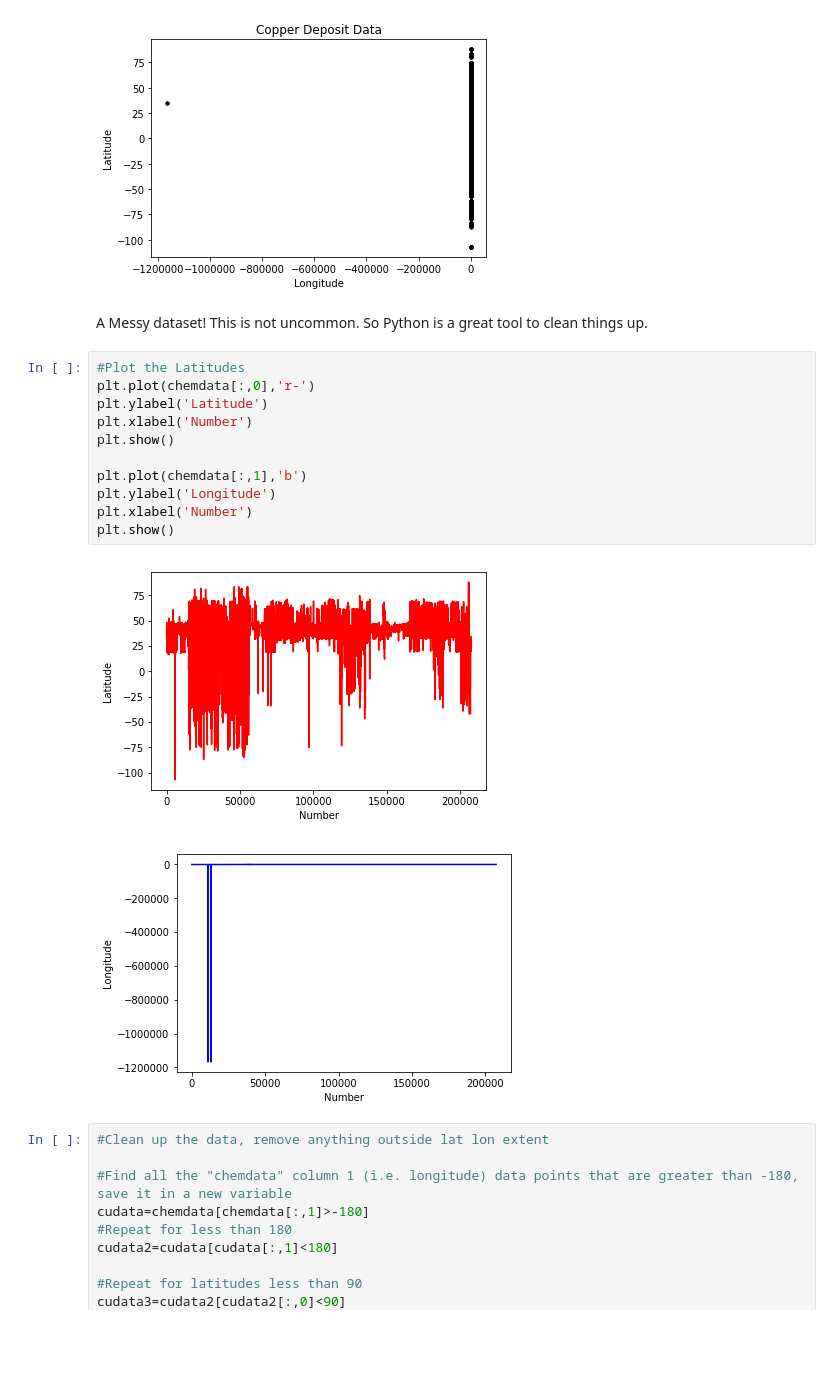
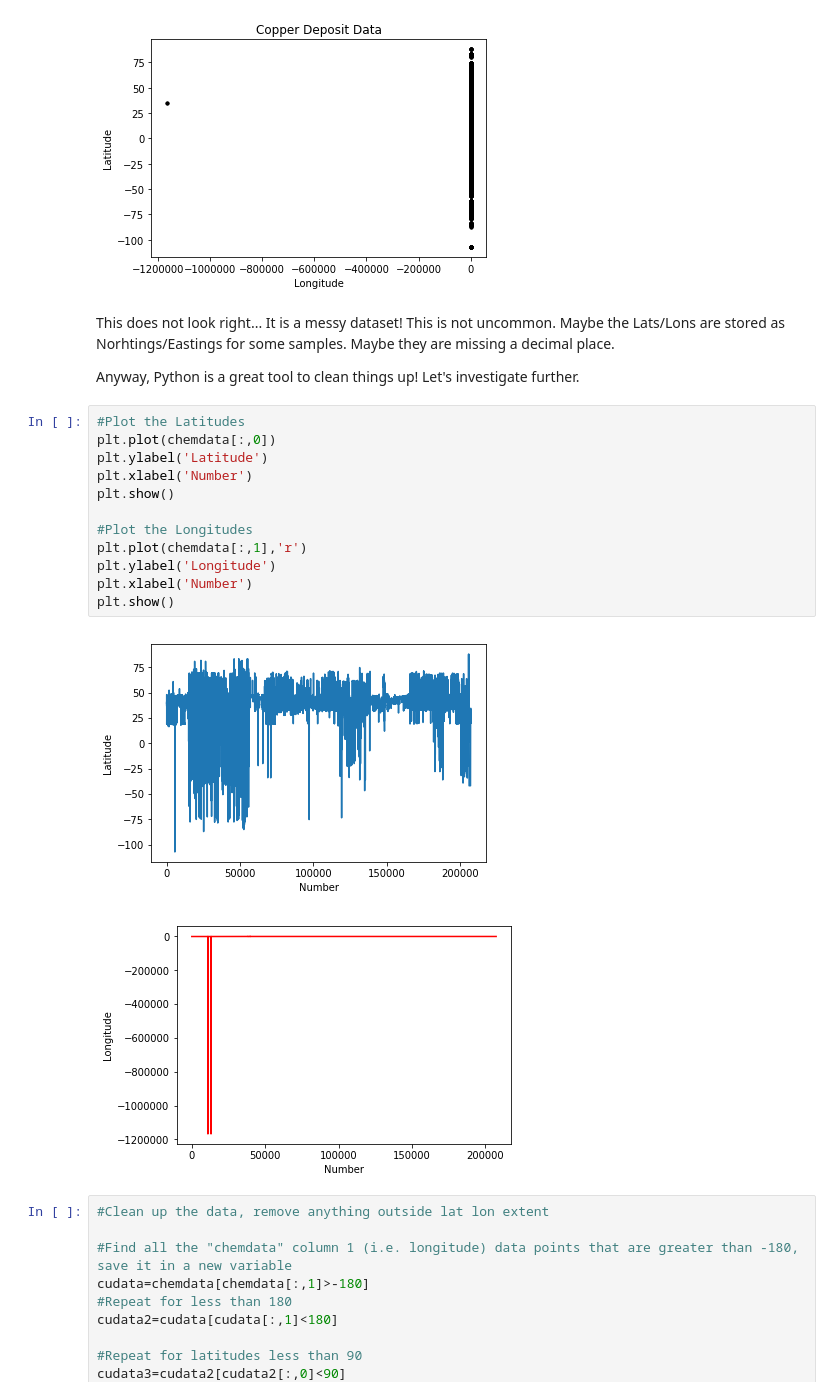
Before and after one commit to natbutter/AGCC_pyforgeo, a Jupyter notebook: examples/Intro_Python_Geo.ipynb, the cells around one changed output. Cells and saved outputs as stored; diff of their text form; blank space fills up the shorter version.

```diff
--- a/examples/Intro_Python_Geo.ipynb
+++ b/examples/Intro_Python_Geo.ipynb
@@ -117,22 +141,27 @@ plt.xlabel('Longitude')
 plt.show()
 # %% [output]
 [figure]
-# %% [markdown]
-A Messy dataset! This is not uncommon. So Python is a great tool to clean things up.
+# %% [markdown]
+This does not look right... It is a messy dataset! This is not uncommon.
+Maybe the Lats/Lons are stored as Norhtings/Eastings for some samples.
+Maybe they are missing a decimal place.
+
+Anyway, Python is a great tool to clean things up! Let's investigate further.
 # %%
 #Plot the Latitudes
-plt.plot(chemdata[:,0],'r-')
+plt.plot(chemdata[:,0])
 plt.ylabel('Latitude')
 plt.xlabel('Number')
 plt.show()
 
-plt.plot(chemdata[:,1],'b')
+#Plot the Longitudes
+plt.plot(chemdata[:,1],'r')
 plt.ylabel('Longitude')
 plt.xlabel('Number')
 plt.show()
 # %% [output]
-[figure, old version]
+[figure, new version]
-[figure, old version]
+[figure, new version]
 # %%
 #Clean up the data, remove anything outside lat lon extent
 
```
Also changed, not shown: parts of 8 cells of this notebook.
